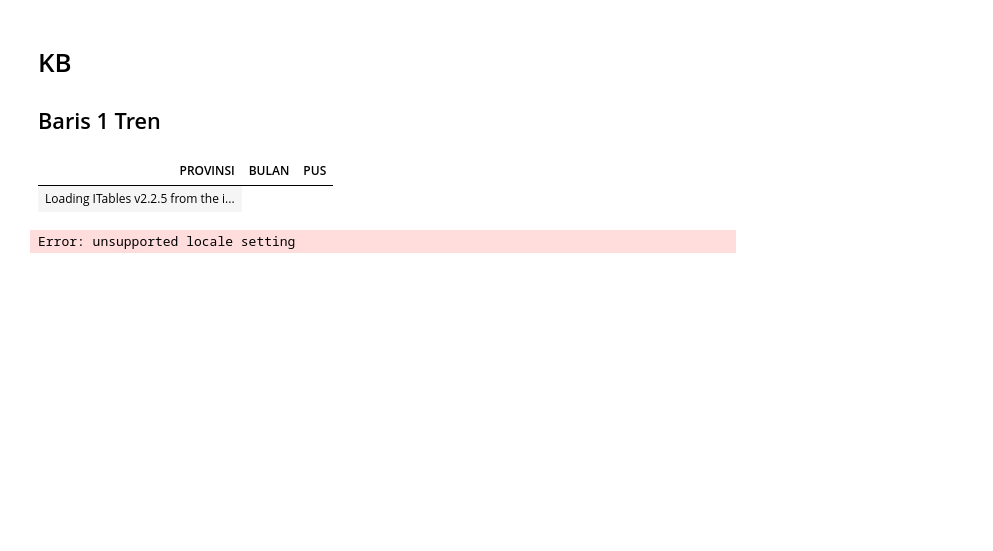
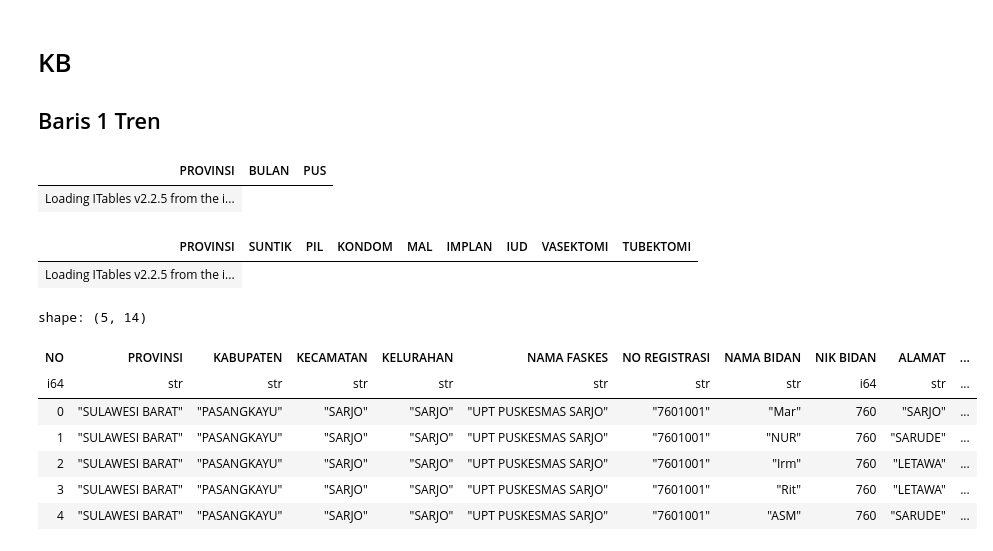
Before and after one commit to pokja0/profil_desa_py, a Jupyter notebook: tes_output.ipynb, the cells around one changed output. Cells and saved outputs as stored; diff of their text form; code cells hidden in the pictures; blank space fills up the shorter version.

```diff
--- a/tes_output.ipynb
+++ b/tes_output.ipynb
@@ -427,8 +427,23 @@ fig.update_layout(
 fig.update_traces(
     hovertemplate="Bulan = %{x}<br>Persentase Unmet Need = %{y}%"
 )
-# %%
-import locale
-locale.setlocale(locale.LC_ALL, 'de_DE')  # Atur locale ke Jerman (menggunakan titik untuk ribuan)
-# %% [output]
-Error: unsupported locale setting
+# %%
+mix_kontra = data_mix.filter(
+    pl.col("KABUPATEN").is_in(filter_kabupaten),
+    pl.col("KECAMATAN").is_in(filter_kecamatan),
+    pl.col("KELURAHAN").is_in(filter_desa),
+    pl.col("BULAN").is_in([filter_bulan])
+).group_by('PROVINSI').agg([
+    pl.col("SUNTIK").sum(),
+    pl.col("PIL").sum(),
+    pl.col("KONDOM").sum(),
+    pl.col("MAL").sum(),
+    pl.col("IMPLAN").sum(),
+    pl.col("IUD").sum(),
+    pl.col("VASEKTOMI").sum(),
+    pl.col("TUBEKTOMI").sum()
+])
+show(mix_kontra)
+# %% [output]
+| PROVINSI | SUNTIK | PIL | KONDOM | MAL | IMPLAN | IUD | VASEKTOMI | TUBEKTOMI |
+| Loading ITables v2.2.5 from the i... |
@@ -434,0 +564,11 @@ Error: unsupported locale setting
+# %%
+data_with_classification
+# %% [output]
+shape: (5, 14)
+| NO | PROVINSI | KABUPATEN | KECAMATAN | KELURAHAN | NAMA FASKES | NO REGISTRASI | NAMA BIDAN | NIK BIDAN | ALAMAT | ... |
+| i64 | str | str | str | str | str | str | str | i64 | str | ... |
+| 0 | "SULAWESI BARAT" | "PASANGKAYU" | "SARJO" | "SARJO" | "UPT PUSKESMAS SARJO" | "7601001" | "Mar" | 760 | "SARJO" | ... |
+| 1 | "SULAWESI BARAT" | "PASANGKAYU" | "SARJO" | "SARJO" | "UPT PUSKESMAS SARJO" | "7601001" | "NUR" | 760 | "SARUDE" | ... |
+| 2 | "SULAWESI BARAT" | "PASANGKAYU" | "SARJO" | "SARJO" | "UPT PUSKESMAS SARJO" | "7601001" | "Irm" | 760 | "LETAWA" | ... |
+| 3 | "SULAWESI BARAT" | "PASANGKAYU" | "SARJO" | "SARJO" | "UPT PUSKESMAS SARJO" | "7601001" | "Rit" | 760 | "LETAWA" | ... |
+| 4 | "SULAWESI BARAT" | "PASANGKAYU" | "SARJO" | "SARJO" | "UPT PUSKESMAS SARJO" | "7601001" | "ASM" | 760 | "SARUDE" | ... |
```
Also changed, not shown: parts of 2 cells of this notebook, 2 other files.
